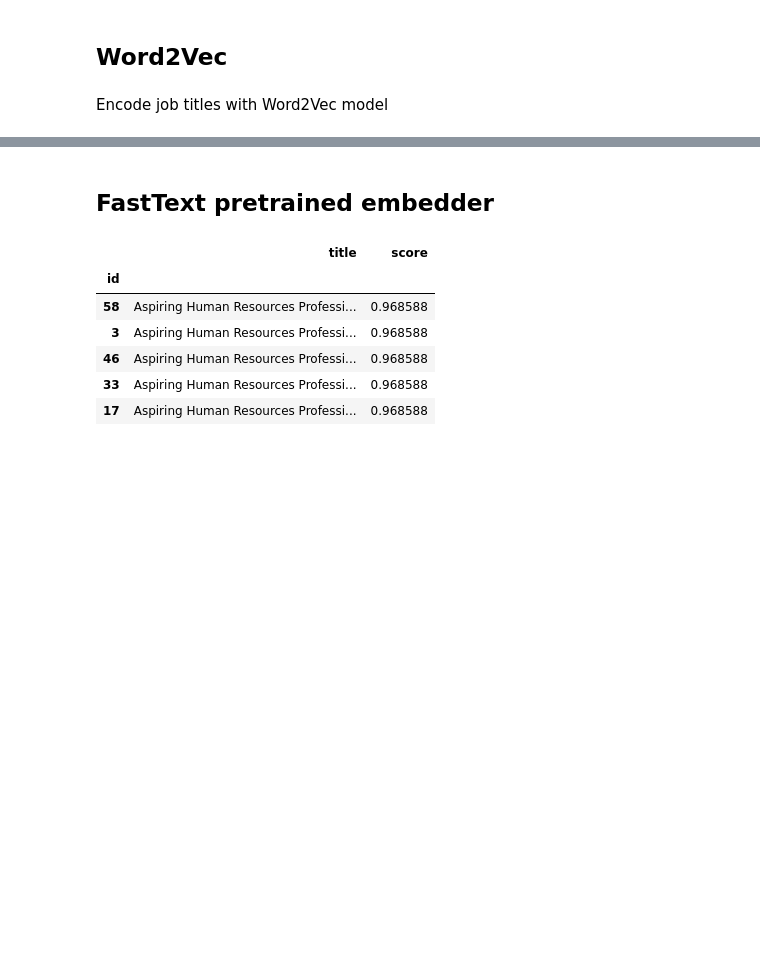
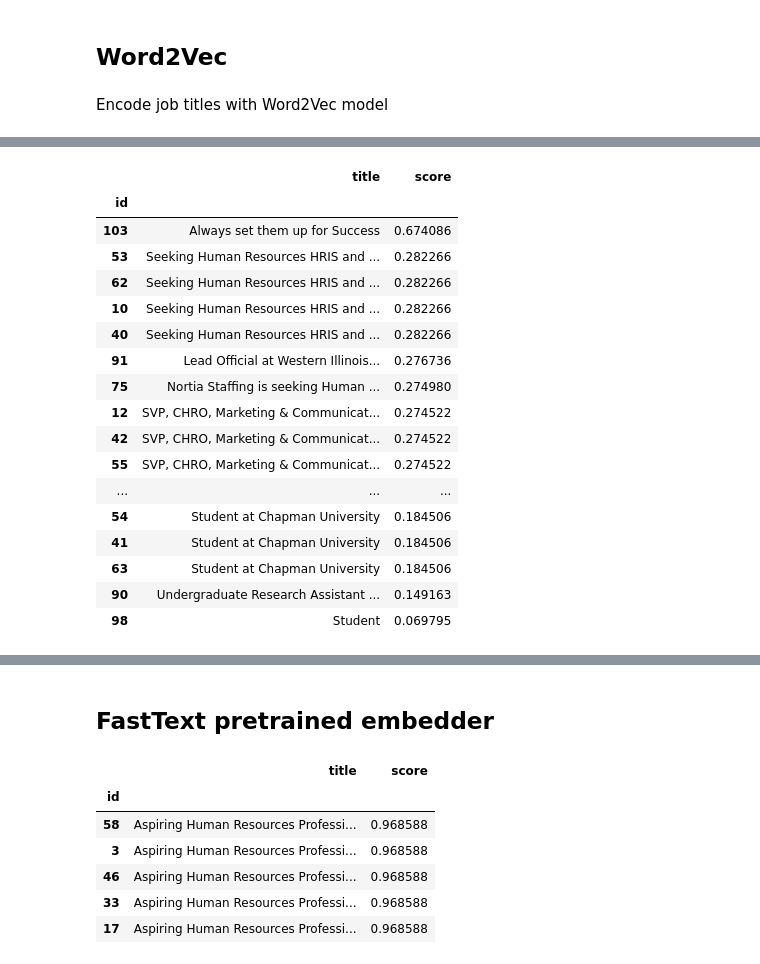
Before and after one commit to rubchume/JI1plyjVHBDJZ5ZM, a Jupyter notebook: DataExploration.ipynb, the cells around one changed output, grey strips where cells are left out. Cells and saved outputs as stored; diff of their text form; code cells hidden in the pictures; blank space fills up the shorter version.

```diff
--- a/DataExploration.ipynb
+++ b/DataExploration.ipynb
@@ -168,3 +183,24 @@ word_2_vec_ranker.predict("Aspiring human resources").head()
+# %%
+word_2_vec_ranker.predict("Success")
+# %% [output]
+|  | title | score |
+| id |  |  |
+| 103 | Always set them up for Success | 0.674086 |
+| 53 | Seeking Human Resources HRIS and ... | 0.282266 |
+| 62 | Seeking Human Resources HRIS and ... | 0.282266 |
+| 10 | Seeking Human Resources HRIS and ... | 0.282266 |
+| 40 | Seeking Human Resources HRIS and ... | 0.282266 |
+| 91 | Lead Official at Western Illinois... | 0.276736 |
+| 75 | Nortia Staffing is seeking Human ... | 0.274980 |
+| 12 | SVP, CHRO, Marketing & Communicat... | 0.274522 |
+| 42 | SVP, CHRO, Marketing & Communicat... | 0.274522 |
+| 55 | SVP, CHRO, Marketing & Communicat... | 0.274522 |
+| ... | ... | ... |
+| 54 | Student at Chapman University | 0.184506 |
+| 41 | Student at Chapman University | 0.184506 |
+| 63 | Student at Chapman University | 0.184506 |
+| 90 | Undergraduate Research Assistant ... | 0.149163 |
+| 98 | Student | 0.069795 |
 # %%
 word_2_vec_ranker.predict("seeking human resources").head()
 # %% [output]
```
Also changed, not shown: parts of 12 cells of this notebook, 4 other files.
